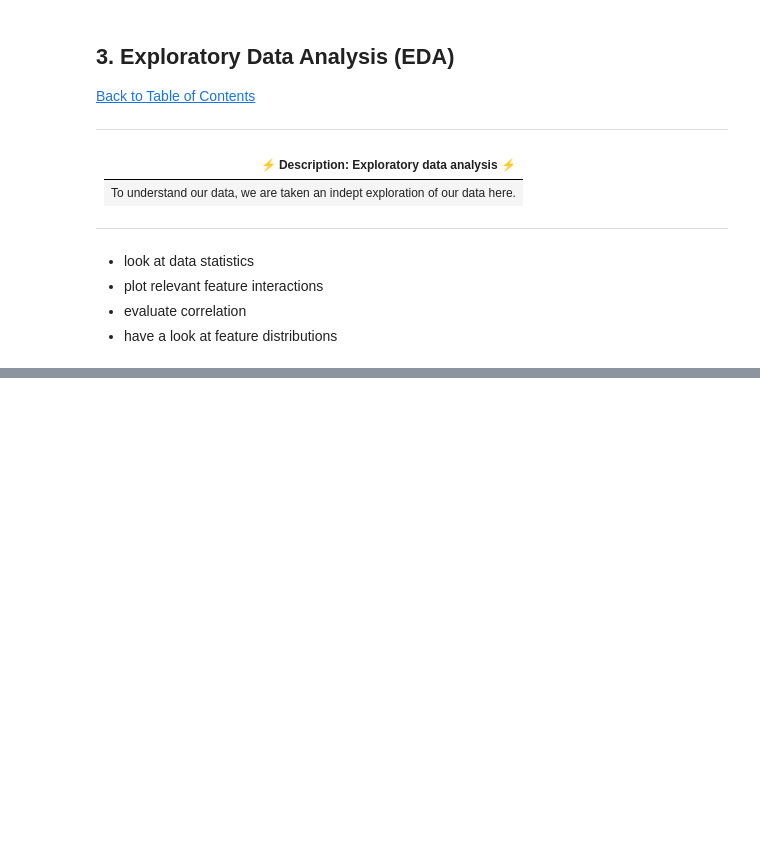
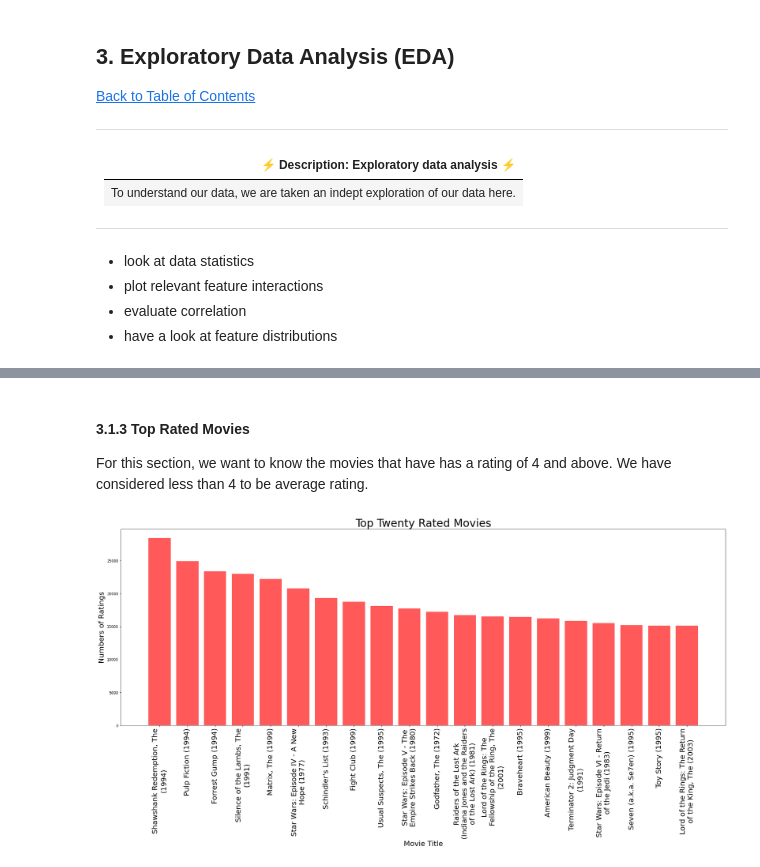
Before and after one commit to bonsoirval/TeamNM3-Movie-Recommendation-2022, a Jupyter notebook: movie_recomemender.ipynb, the cells around one changed output, grey strips where cells are left out. Drawn from its saved outputs; the diff is of its cells as text; code cells hidden in the pictures; blank space fills up the shorter version.

```diff
--- a/movie_recomemender.ipynb
+++ b/movie_recomemender.ipynb
@@ -634,3 +236,0 @@ data.columns
-# %%
-train = pd.read_csv("datasets/train.csv")
-train
@@ -726,0 +340,32 @@ test
+# %% [markdown]
+#### 3.1.3 Top Rated Movies
+
+For this section, we want to know the movies that have has a rating of 4 and above. We have considered less than 4 to be average rating.
+# %%
+train_table = train.copy()
+train_table.drop(columns='timestamp', inplace=True)
+ratings = train_table[['movieId','rating']]
+ratings = ratings[ratings['rating'] > 3.9]
+ratings = ratings.merge(movies, on = 'movieId', how= 'left')
+
+# def wrapper(x):
+#     text = [ '\n'.join(wrap(l, 20)) for l in x]
+#     return text
+
+# ratings['title'] = ratings['title'].apply(wrapper)
+movies_ratings = ratings['title'].value_counts()
+
+labels = [ '\n'.join(wrap(l, 30)) for l in movies_ratings.index[:20]]
+
+
+
+fig, ax = plt.subplots( figsize=(30,10))
+
+ax.bar(labels, movies_ratings.values[:20],  color='r', alpha=0.65, width = 0.8)
+ax.set_xlabel("Movie Title", fontsize = 20)
+ax.set_ylabel("Numbers of Ratings", fontsize = 20)
+ax.set_title("Top Twenty Rated Movies", fontsize = 30)
+plt.xticks(rotation=90, fontsize= 20)
+plt.show()
+# %% [output]
+[figure, added]
```
Also changed, not shown: parts of 159 cells of this notebook.
